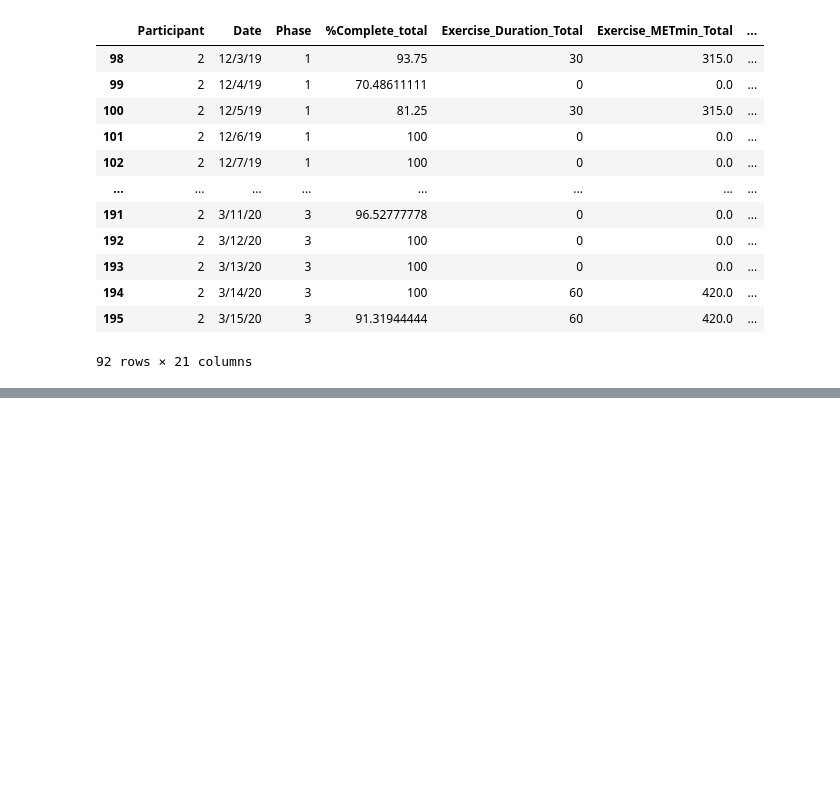
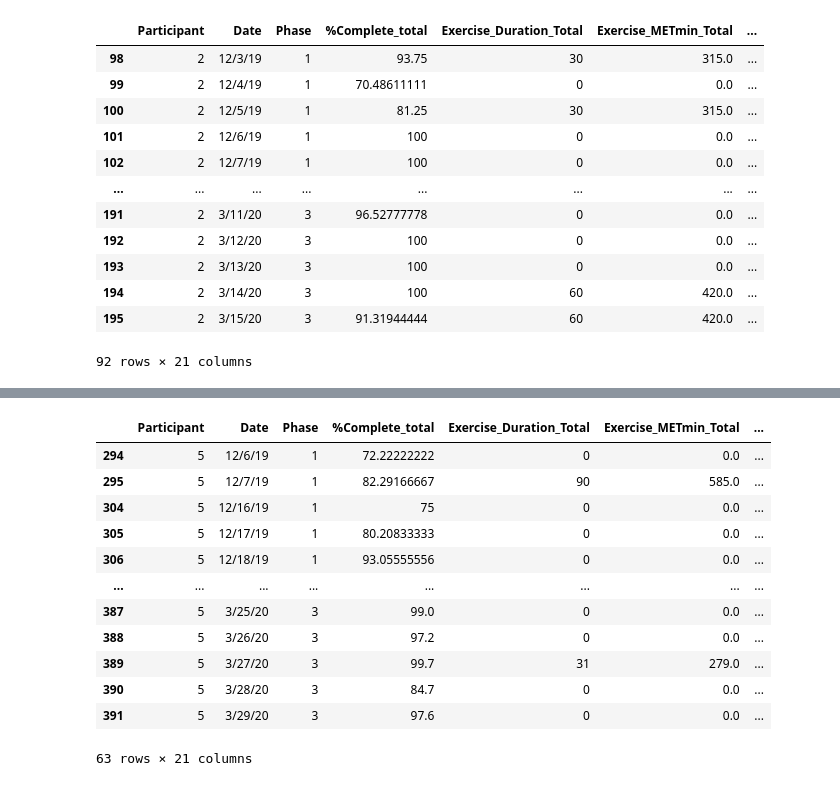
Before and after one commit to RajatDoshi/glucoseML, a Jupyter notebook: Patient One Datapreprocessing.ipynb, the cells around one changed output, grey strips where cells are left out. Cells and saved outputs as stored; diff of their text form; code cells hidden in the pictures; blank space fills up the shorter version.

Commit message:
more data processing

```diff
--- a/Patient One Datapreprocessing.ipynb
+++ b/Patient One Datapreprocessing.ipynb
@@ -38,6 +38,19 @@ df
 1965 rows × 20 columns
 # %%
 # Read and combine data
+def read_and_combine_librelink_without_parts(participantNumber, high=400, low=40, key="Historic Glucose mg/dL"):
+    patientGlucoseDf = pd.read_csv("glucose_data/patient_"+str(participantNumber)+".csv")
+    patientGlucoseDf = patientGlucoseDf.dropna(subset=[key])
+    patientGlucoseDf[key] = patientGlucoseDf[key].astype(float)
+    return patientGlucoseDf
+
+def read_and_combine_dexcom_without_parts(participantNumber, high=400, low=40, key="Glucose Value (mg/dL)"):
+    patientGlucoseDf = pd.read_csv("glucose_data/patient_"+str(participantNumber)+".csv")
+    patientGlucoseDf = patientGlucoseDf.dropna(subset=[key])
+#     patientGlucoseDf[key].replace({"High": high, "Low": low}, inplace=True)
+    patientGlucoseDf[key] = patientGlucoseDf[key].astype(float)
+    return patientGlucoseDf
+
 def read_and_combine_dexcom_with_parts(participantNumber, high=400, low=40, key="Glucose Value (mg/dL)"):
     patientGlucoseDf_1 = pd.read_csv("glucose_data/patient_"+str(participantNumber)+"_1.csv")
     patientGlucoseDf_2 = pd.read_csv("glucose_data/patient_"+str(participantNumber)+"_2.csv")
@@ -51,8 +64,8 @@ def read_and_combine_dexcom_with_parts(participantNumber, high=400, low=40, key=
 def read_and_combine_carelink_with_parts(participantNumber):
     patientGlucoseDf_1 = pd.read_csv("glucose_data/patient_"+str(participantNumber)+"_1.csv")
     patientGlucoseDf_2 = pd.read_csv("glucose_data/patient_"+str(participantNumber)+"_2.csv")
-    patientGlucoseDf_1 = patientGlucoseDf_1.drop(['patient_1_1'], axis=1)
-    patientGlucoseDf_2 = patientGlucoseDf_2.drop(['Index'], axis=1)
+#     patientGlucoseDf_1 = patientGlucoseDf_1.drop(['patient_1_1'], axis=1)
+#     patientGlucoseDf_2 = patientGlucoseDf_2.drop(['Index'], axis=1)
     patientGlucoseDf = pd.concat([patientGlucoseDf_1, patientGlucoseDf_2])
     return patientGlucoseDf.dropna(subset=['Sensor Glucose (mg/dL)'])
 
@@ -65,6 +78,13 @@ def fix_time(patientGlucoseDf):
         just_month = datetime.datetime.strftime(d, '%m').lstrip('0')
         just_year = datetime.datetime.strftime(d, '%y')
         dates.append(just_month+'/'+just_day+'/'+just_year)
+    patientGlucoseDf["Date"] = dates
+    return patientGlucoseDf
+
+def fix_time_librelink(patientGlucoseDf):
+    dates = []
+    for timestamp in patientGlucoseDf["Device Timestamp"]:
+        dates.append(timestamp[0:9])
     patientGlucoseDf["Date"] = dates
     return patientGlucoseDf
 
@@ -138,0 +173,20 @@ df_patient_4
+# %%
+# Carelink Data PreProcessing
+patient_5 = read_and_combine_carelink_with_parts(5)
+patient_5 = agreg_on_day_level('Sensor Glucose (mg/dL)', patient_5)
+df_patient_5 = search_for_corresponding_data(5, patient_5, 'Sensor Glucose (mg/dL)')
+df_patient_5
+# %% [output]
+|  | Participant | Date | Phase | %Complete_total | Exercise_Duration_Total | Exercise_METmin_Total | ... |
+| 294 | 5 | 12/6/19 | 1 | 72.22222222 | 0 | 0.0 | ... |
+| 295 | 5 | 12/7/19 | 1 | 82.29166667 | 90 | 585.0 | ... |
+| 304 | 5 | 12/16/19 | 1 | 75 | 0 | 0.0 | ... |
+| 305 | 5 | 12/17/19 | 1 | 80.20833333 | 0 | 0.0 | ... |
+| 306 | 5 | 12/18/19 | 1 | 93.05555556 | 0 | 0.0 | ... |
+| ... | ... | ... | ... | ... | ... | ... | ... |
+| 387 | 5 | 3/25/20 | 3 | 99.0 | 0 | 0.0 | ... |
+| 388 | 5 | 3/26/20 | 3 | 97.2 | 0 | 0.0 | ... |
+| 389 | 5 | 3/27/20 | 3 | 99.7 | 31 | 279.0 | ... |
+| 390 | 5 | 3/28/20 | 3 | 84.7 | 0 | 0.0 | ... |
+| 391 | 5 | 3/29/20 | 3 | 97.6 | 0 | 0.0 | ... |
+63 rows × 21 columns
```
Also changed, not shown: parts of 7 cells of this notebook, 17 other files.
